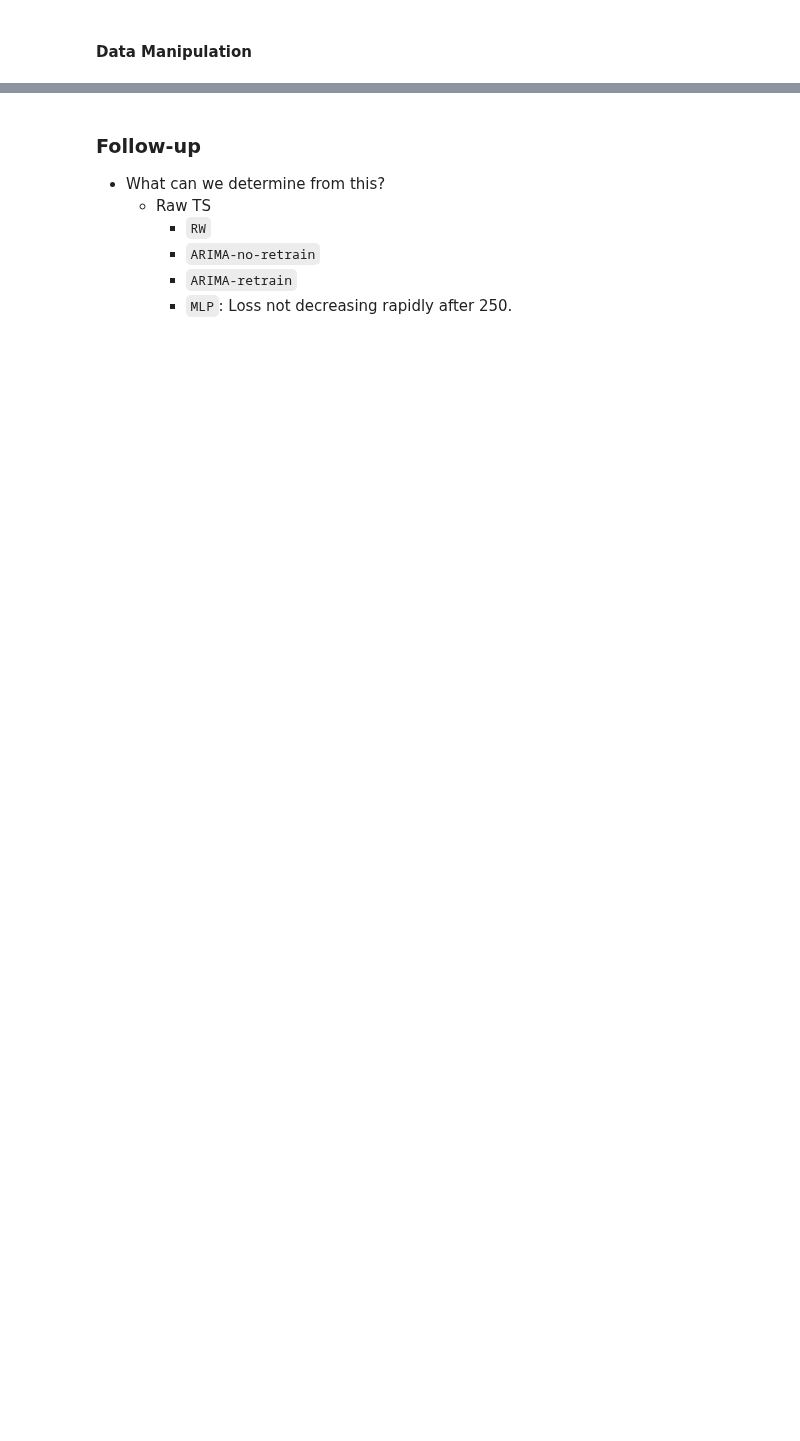
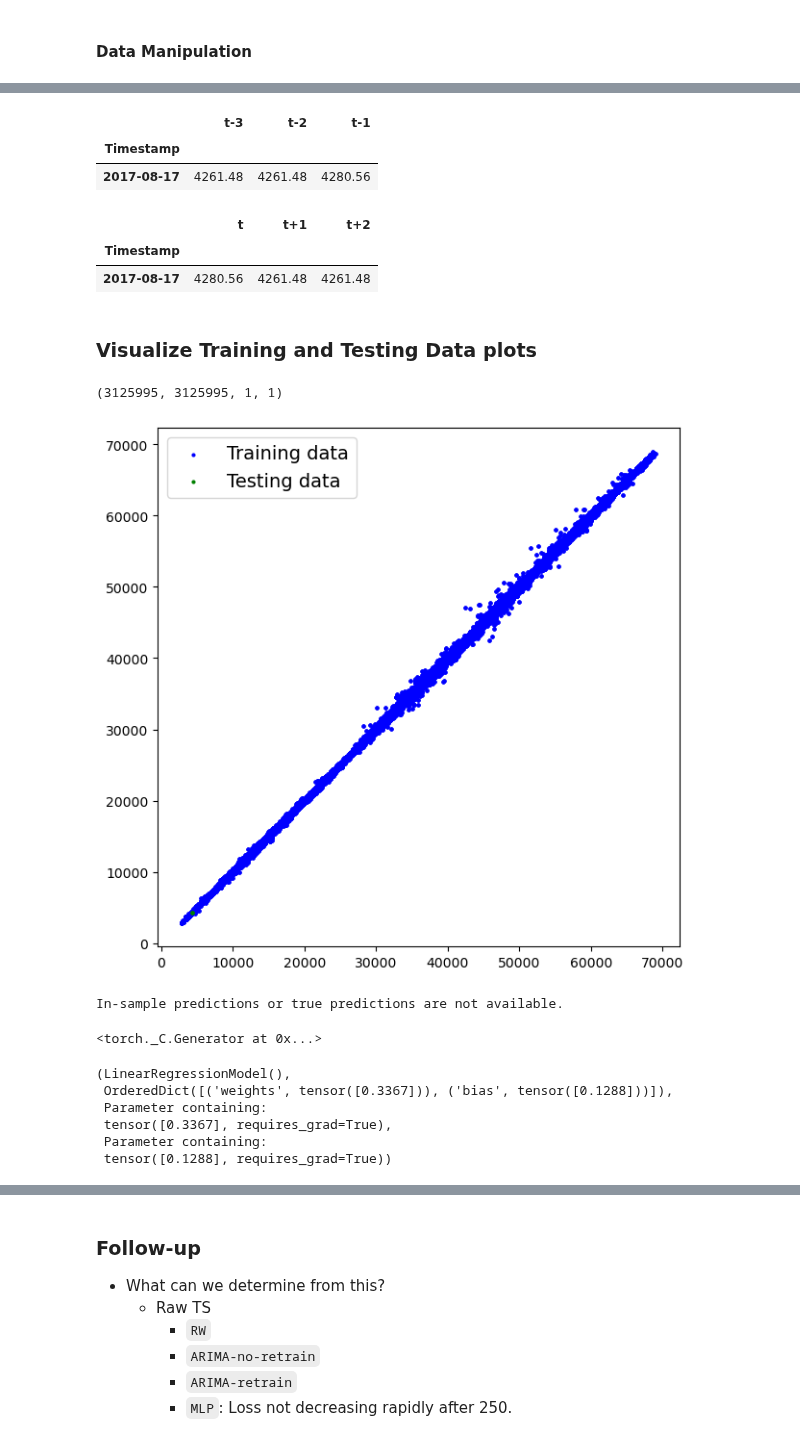
Before and after one commit to Brinkley97/applied_time_series_and_machine_learning, a Jupyter notebook: framework_for_time_series_data/nlp_ts/paper-bitcoin_daily-raw.ipynb, the cells around one changed output, grey strips where cells are left out. Drawn from its saved outputs; the diff is of its cells as text; code cells hidden in the pictures; blank space fills up the shorter version.

Commit message:
need to update plots

```diff
--- a/framework_for_time_series_data/nlp_ts/paper-bitcoin_daily-raw.ipynb
+++ b/framework_for_time_series_data/nlp_ts/paper-bitcoin_daily-raw.ipynb
@@ -162,8 +269,8 @@ reversed_bitcoin_df
 # day_forecast = 60 * 24
 # year_forecast = day_forecast * 365
 # forecasting_step = year_forecast
-previous_steps = 2
-forecast_ahead = 60
+previous_steps = 3
+forecast_ahead = 3
 
 X_train_mvts, y_train_mvts = reversed_bitcoin_ts.data_augment_to_mvts(previous_steps, forecast_ahead)
 # type(X_train_mvts)
@@ -178,6 +315,49 @@ X_test_mvts, y_test_mvts = X_train_mvts.data_augment_to_test(y_train_mvts, previ
 # %%
 X_test_df = X_test_mvts.get_as_df()
 X_test_df
+# %% [output]
+|  | t-3 | t-2 | t-1 |
+| Timestamp |  |  |  |
+| 2017-08-17 | 4261.48 | 4261.48 | 4280.56 |
 # %%
 y_test_df = y_test_mvts.get_as_df()
 y_test_df
+# %% [output]
+|  | t | t+1 | t+2 |
+| Timestamp |  |  |  |
+| 2017-08-17 | 4280.56 | 4261.48 | 4261.48 |
+# %% [markdown]
+### Visualize Training and Testing Data plots
+# %%
+len(X_train_df), len(y_train_df), len(X_test_df), len(y_test_df)
+# %% [output]
+(3125995, 3125995, 1, 1)
+# %%
+interpolate_plotter = PlotFactory.create_plotter(
+    plot_type='interpolate'
+)
+
+interpolate_plotter.plot_training_and_testing_data(X_train_df, y_train_df, X_test_df, y_test_df)
+
+interpolate_plotter.plot()
+# %% [output]
+[figure, added]
+In-sample predictions or true predictions are not available.
+# %%
+# Create random seed because we initialize randomly and want to stablize our random values
+# stablize as in keep random #s same; remove manual_seed() and model params will change
+# helps with reproducing works
+stabilizer = 42
+torch.manual_seed(stabilizer)
+# %% [output]
+<torch._C.Generator at 0x...>
+# %%
+linear_regression_model = LinearRegressionModel(stabilizer)
+linear_regression_model, linear_regression_model.state_dict(), linear_regression_model.weights, linear_regression_model.bias
+# %% [output]
+(LinearRegressionModel(),
+ OrderedDict([('weights', tensor([0.3367])), ('bias', tensor([0.1288]))]),
+ Parameter containing:
+ tensor([0.3367], requires_grad=True),
+ Parameter containing:
+ tensor([0.1288], requires_grad=True))
```
Also changed, not shown: parts of 30 cells of this notebook.
